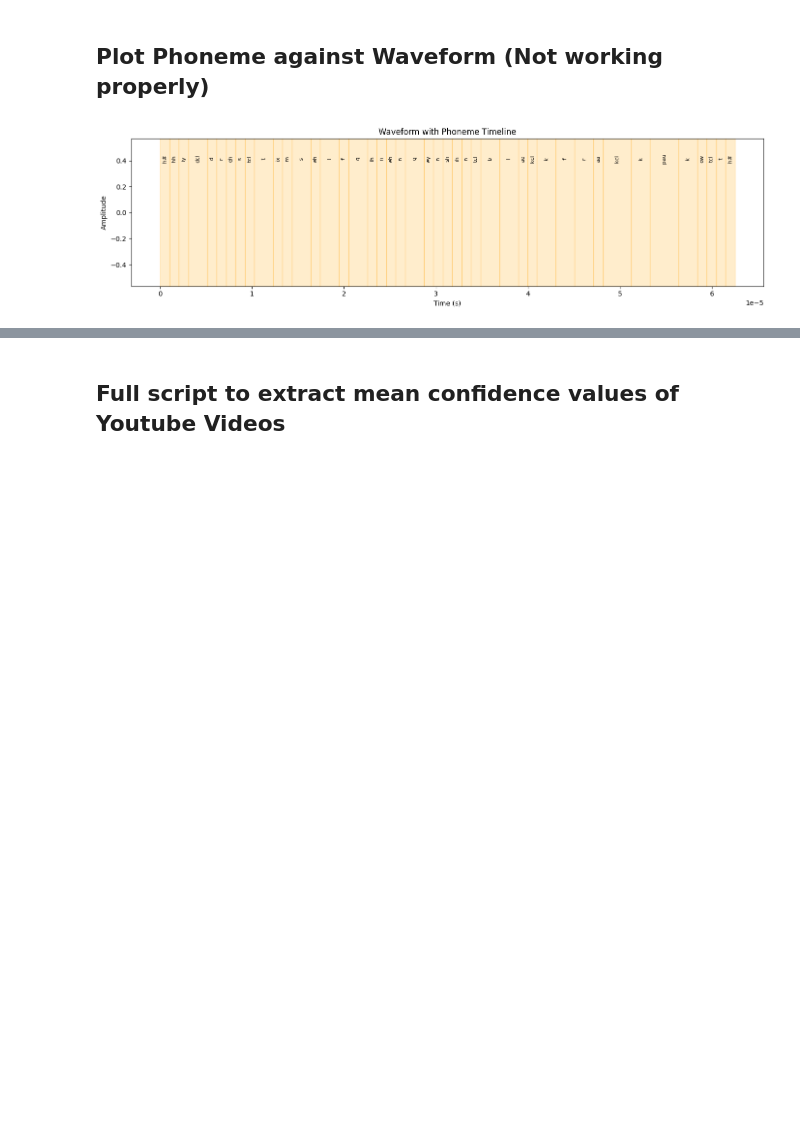
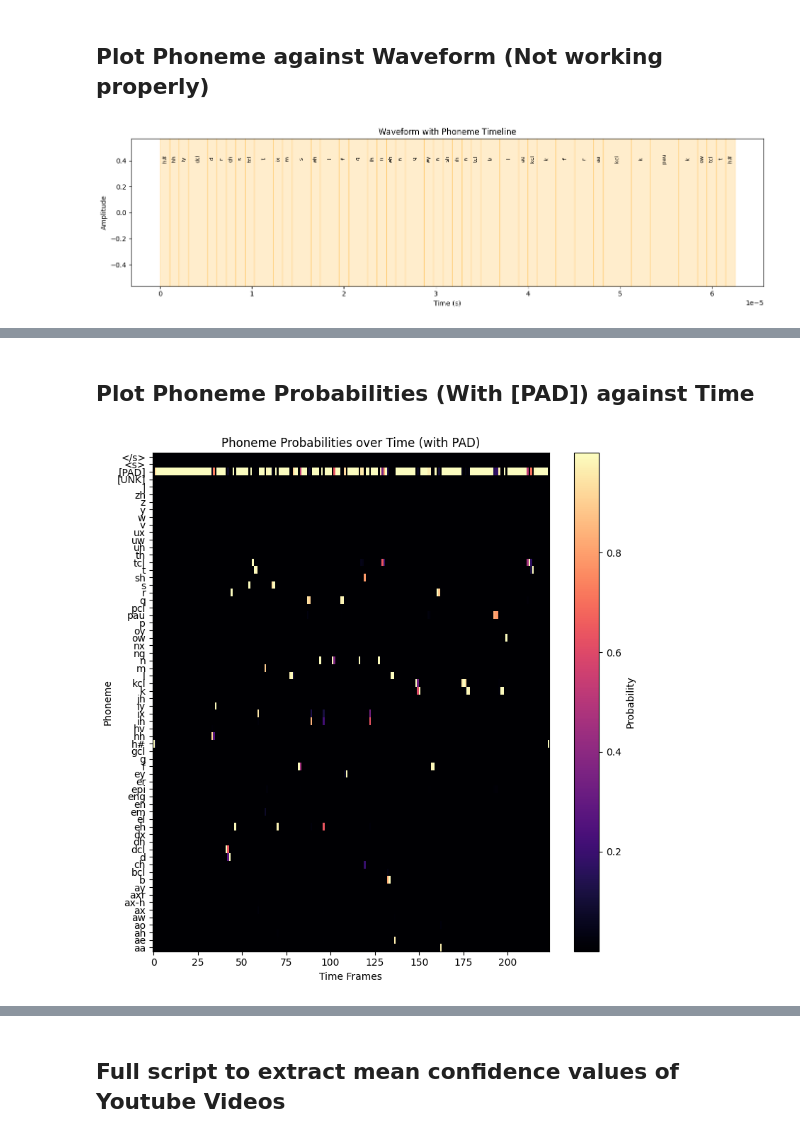
Before and after one commit to LeQi008/dysarthria-mtl, a Jupyter notebook: phonemes/phoneme_exploration.ipynb, the cells around one changed output, grey strips where cells are left out. Saved outputs shown, nothing was run; the diff lists cells and outputs as text; code cells hidden in the pictures; blank space fills up the shorter version.

```diff
--- a/phonemes/phoneme_exploration.ipynb
+++ b/phonemes/phoneme_exploration.ipynb
@@ -135,0 +138,27 @@ plot_phoneme_heatmap(probs, id2phoneme)
+# %% [markdown]
+## Plot Phoneme Probabilities (With [PAD]) against Time
+# %%
+def plot_phoneme_heatmap_with_pad(probs, id2phoneme):
+    import numpy as np
+    import matplotlib.pyplot as plt
+
+    # Convert tensor to numpy and transpose for heatmap
+    probs_np = probs[0].cpu().numpy().T  # Shape: (vocab_size, T)
+
+    # Map IDs to phoneme labels
+    phoneme_list = [id2phoneme[i] for i in range(probs_np.shape[0])]
+
+    # Plot
+    plt.figure(figsize=(8, 8))
+    plt.imshow(probs_np, aspect='auto', origin='lower', cmap='magma', interpolation='nearest')
+    plt.yticks(ticks=range(len(phoneme_list)), labels=phoneme_list)
+    plt.colorbar(label='Probability')
+    plt.xlabel("Time Frames")
+    plt.ylabel("Phoneme")
+    plt.title("Phoneme Probabilities over Time (with PAD)")
+    plt.tight_layout()
+    plt.show()
+
+plot_phoneme_heatmap_with_pad(probs, id2phoneme)
+# %% [output]
+[figure, added]
```
Also changed, not shown: parts of 10 cells of this notebook.
